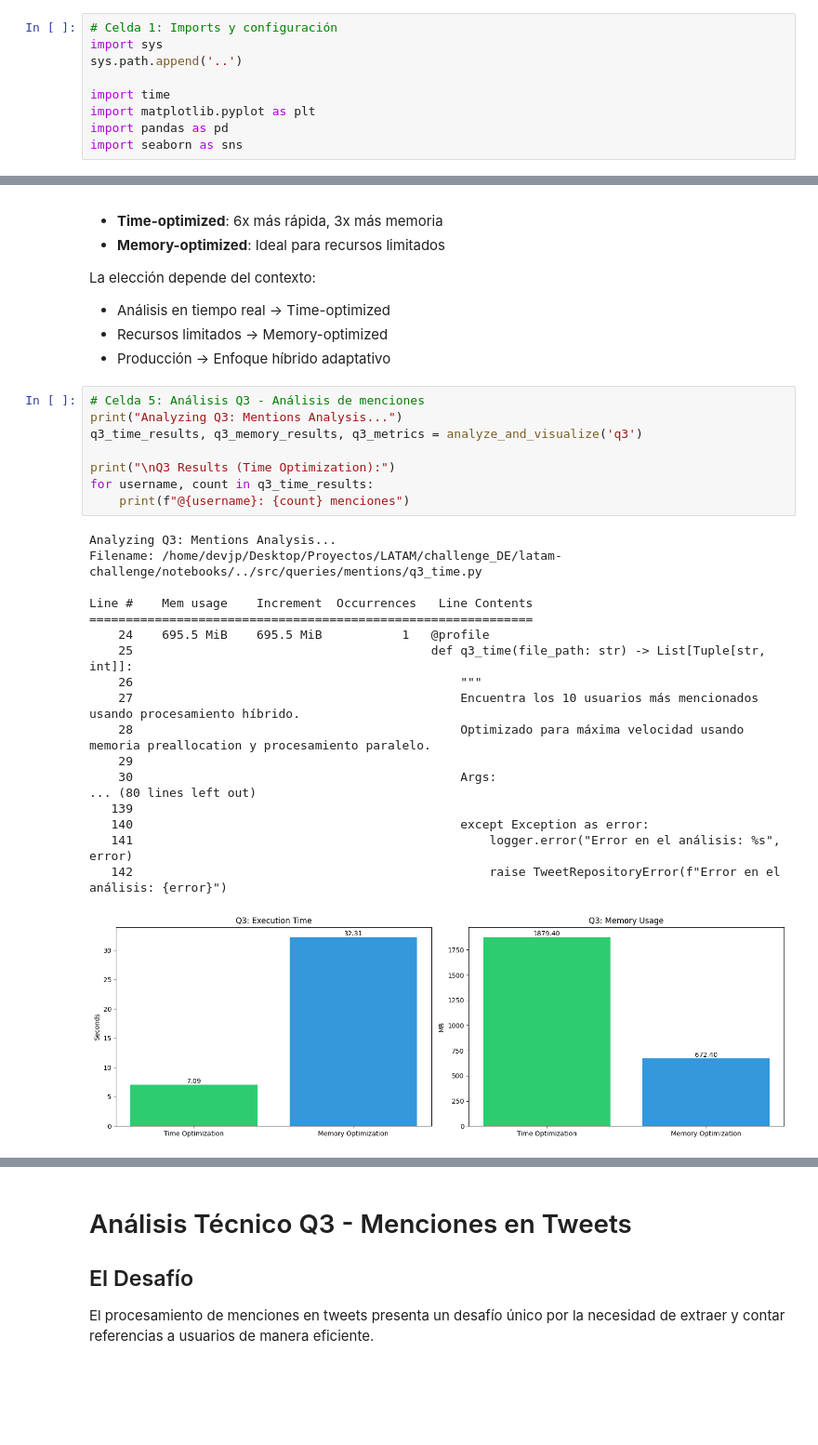
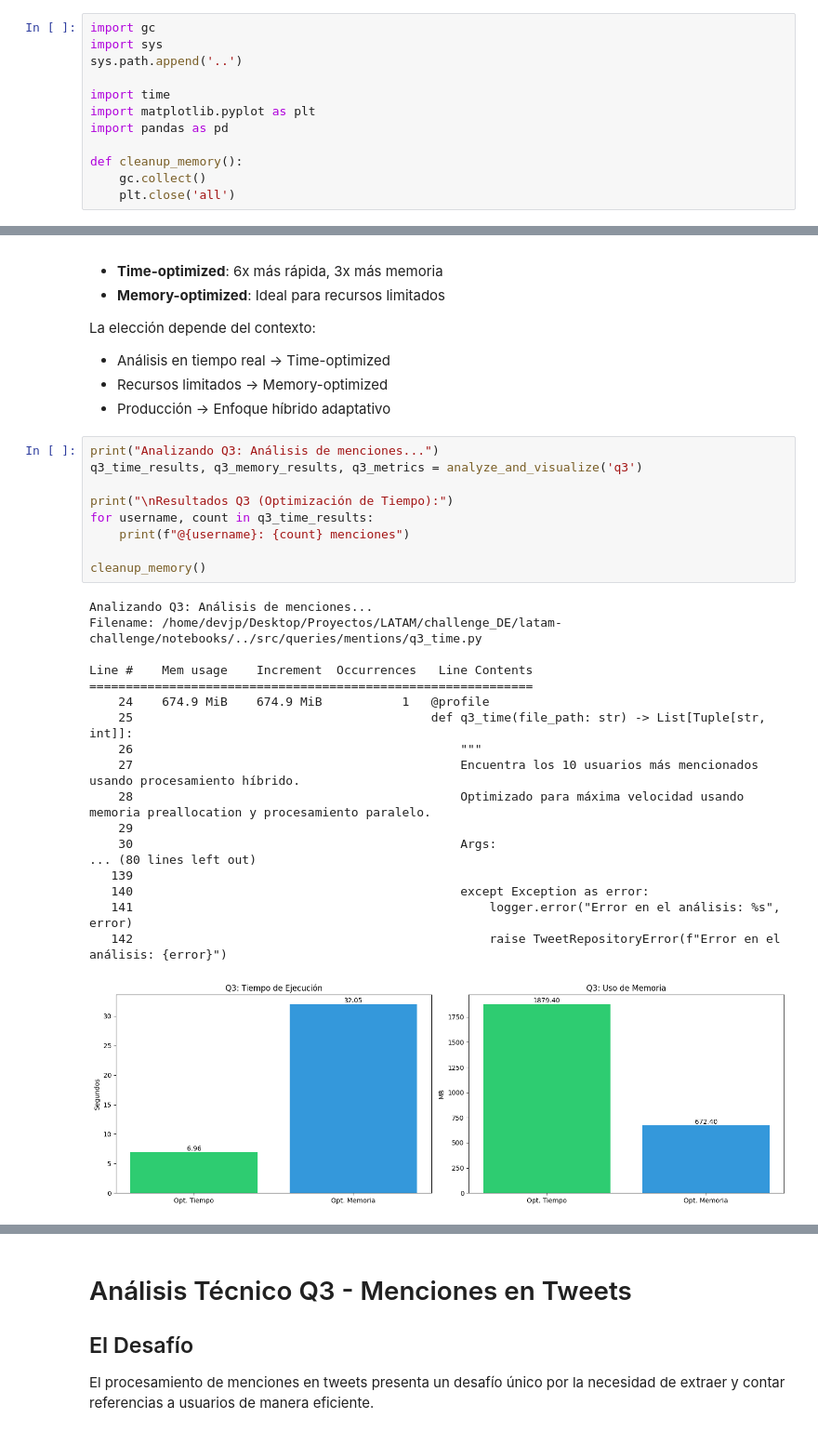
Before and after one commit to DocisJP/latam-challenge-jp, a Jupyter notebook: notebooks/challenge.ipynb, the cells around one changed output, grey strips where cells are left out. Shown at 93% size. Saved outputs shown, nothing was run; the diff lists cells and outputs as text; blank space fills up the shorter version.

```diff
--- a/notebooks/challenge.ipynb
+++ b/notebooks/challenge.ipynb
@@ -227,12 +213,15 @@ La implementación es suficientemente solida para el desafio PERO podría benefe
 3. Monitoreo y logging mejorado
 4. Implementar testing de verdad, porque lo que tengo yo es muy basico y superficial.
 # %%
-# Celda 1: Imports y configuración
+import gc
 import sys
 sys.path.append('..')
 
 import time
 import matplotlib.pyplot as plt
 import pandas as pd
-import seaborn as sns
+
+def cleanup_memory():
+    gc.collect()
+    plt.close('all')
 # %%
@@ -504,29 +507,30 @@ La elección depende del contexto:
 - Recursos limitados → Memory-optimized
 - Producción → Enfoque híbrido adaptativo
 # %%
-# Celda 5: Análisis Q3 - Análisis de menciones
-print("Analyzing Q3: Mentions Analysis...")
+print("Analizando Q3: Análisis de menciones...")
 q3_time_results, q3_memory_results, q3_metrics = analyze_and_visualize('q3')
 
-print("\nQ3 Results (Time Optimization):")
+print("\nResultados Q3 (Optimización de Tiempo):")
 for username, count in q3_time_results:
     print(f"@{username}: {count} menciones")
+
+cleanup_memory()
 # %% [output]
-Analyzing Q3: Mentions Analysis...
+Analizando Q3: Análisis de menciones...
 Filename: /home/devjp/Desktop/Proyectos/LATAM/challenge_DE/latam-challenge/notebooks/../src/queries/mentions/q3_time.py
 
 Line #    Mem usage    Increment  Occurrences   Line Contents
 =============================================================
-    24    695.5 MiB    695.5 MiB           1   @profile
+    24    674.9 MiB    674.9 MiB           1   @profile
     25                                         def q3_time(file_path: str) -> List[Tuple[str, int]]:
     26                                             """
     27                                             Encuentra los 10 usuarios más mencionados usando procesamiento híbrido.
     28                                             Optimizado para máxima velocidad usando memoria preallocation y procesamiento paralelo.
     29
     30                                             Args:
 ... (80 lines left out)
    139
    140                                             except Exception as error:
    141                                                 logger.error("Error en el análisis: %s", error)
    142                                                 raise TweetRepositoryError(f"Error en el análisis: {error}")
-[figure, old version]
+[figure, new version]
```
Also changed, not shown: parts of 7 cells of this notebook, 2 other files.
